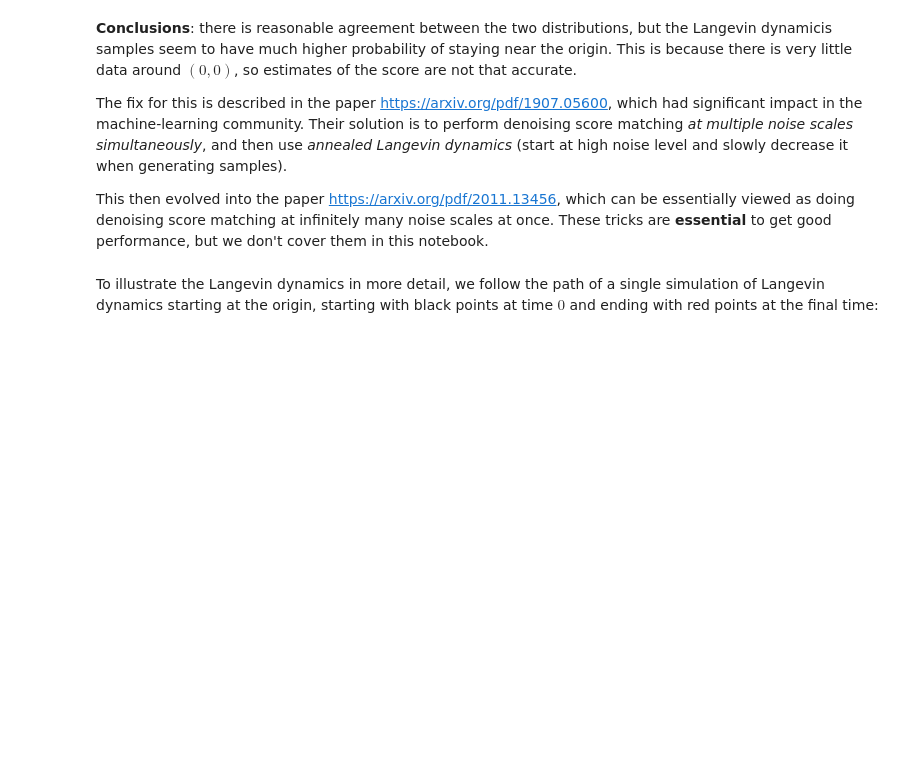
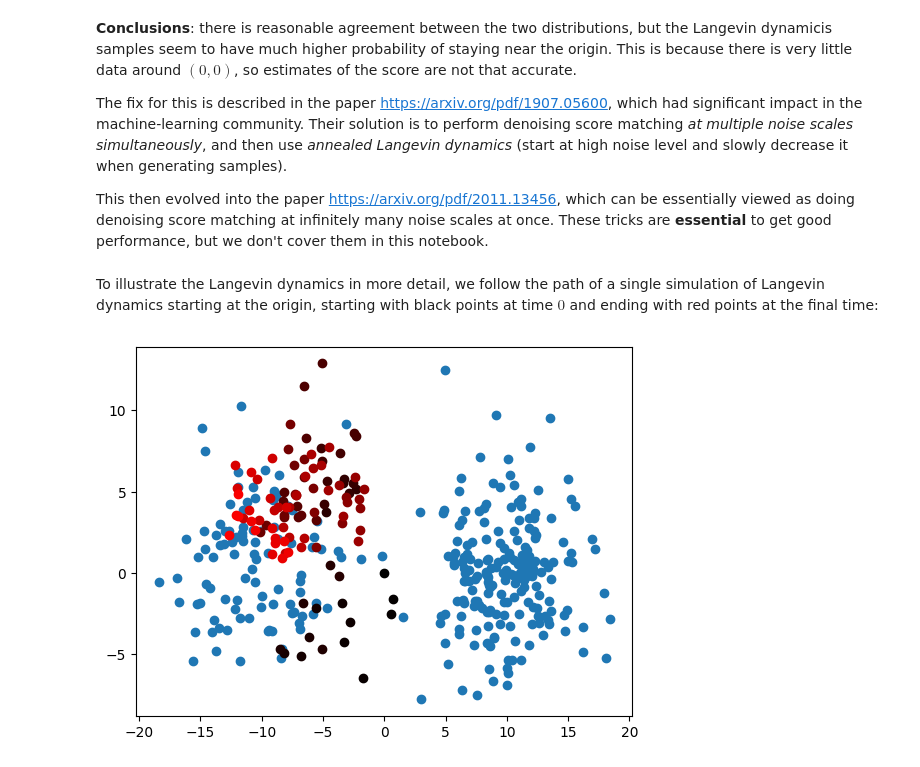
Before and after one commit to marctruter/machinelearning, a Jupyter notebook: talk8/talk8.ipynb, the cells around one changed output. Saved outputs shown, nothing was run; the diff lists cells and outputs as text; code cells hidden in the pictures; blank space fills up the shorter version.

```diff
--- a/talk8/talk8.ipynb
+++ b/talk8/talk8.ipynb
@@ -191,11 +264,13 @@ To illustrate the Langevin dynamics in more detail, we follow the path of a sing
 # %%
 x0 = np.zeros((1, 2))
 plot_frequency = 1000
 n_steps = 100000
 x_sampled = langevin_sample(key, x0, state.params, 0.001, n_steps)
 
 plt.scatter(X_noised[:, 0], X_noised[:, 1])
 for i, x in enumerate(x_sampled):
     if i % plot_frequency != 0:
         continue
-    plt.scatter(x[:, 0], x[:, 1], c=(i / n_steps, 0, 0))
+    plt.scatter(x[:, 0], x[:, 1], color=(i / n_steps, 0, 0))
+# %% [output]
+[figure, added]
```
Also changed, not shown: parts of 13 cells of this notebook.
